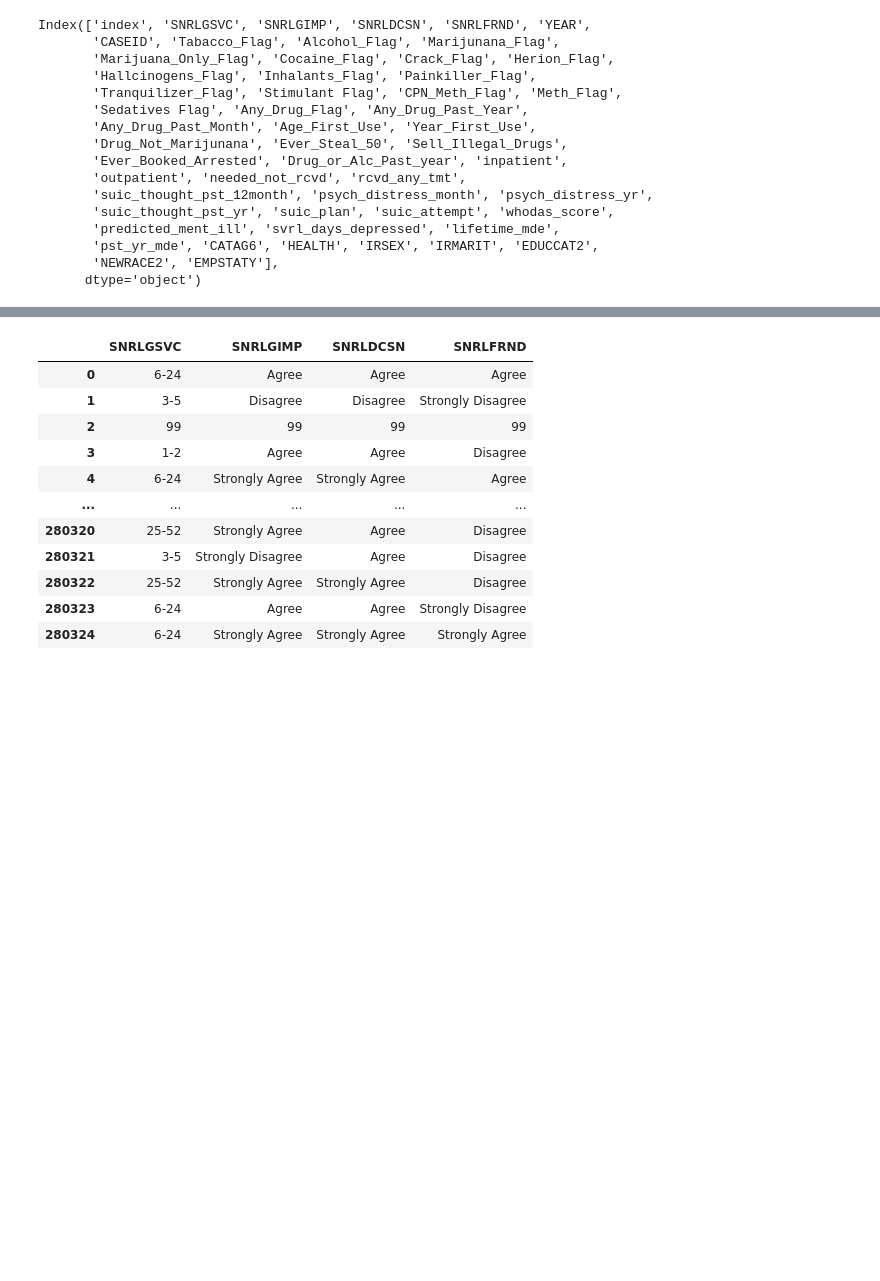
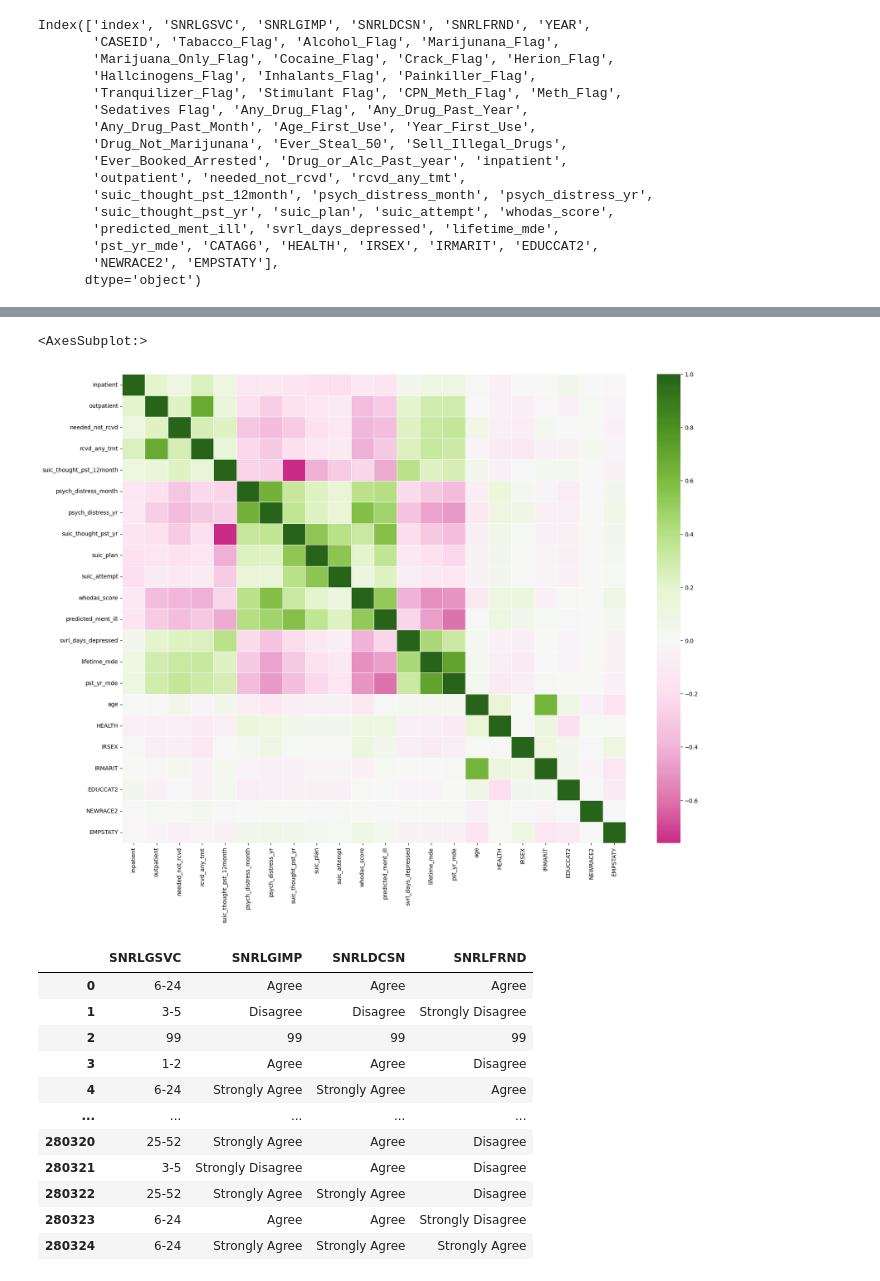
Before and after one commit to zaxiang/DDS_Project, a Jupyter notebook: Heatmap.ipynb, the cells around one changed output, grey strips where cells are left out. Saved outputs shown, nothing was run; the diff lists cells and outputs as text; code cells hidden in the pictures; blank space fills up the shorter version.

```diff
--- a/Heatmap.ipynb
+++ b/Heatmap.ipynb
@@ -26,3 +72,15 @@ Index(['index', 'SNRLGSVC', 'SNRLGIMP', 'SNRLDCSN', 'SNRLFRND', 'YEAR',
+# %%
+sub2 = new_data_1[['inpatient', 'outpatient', 'needed_not_rcvd', 'rcvd_any_tmt',
+       'suic_thought_pst_12month', 'psych_distress_month', 'psych_distress_yr',
+       'suic_thought_pst_yr', 'suic_plan', 'suic_attempt', 'whodas_score',
+       'predicted_ment_ill', 'svrl_days_depressed', 'lifetime_mde',
+       'pst_yr_mde', 'age', 'HEALTH', 'IRSEX', 'IRMARIT', 'EDUCCAT2',
+       'NEWRACE2', 'EMPSTATY']]
+plt.subplots(figsize=(20,15))
+sns.heatmap(sub2.corr(), center = 0, linewidths = 0.5, cmap="PiYG")
+# %% [output]
+<AxesSubplot:>
+[figure, added]
 # %%
 data[['SNRLGSVC', 'SNRLGIMP', 'SNRLDCSN', 'SNRLFRND']]
 # %% [output]
```
Also changed, not shown: parts of 7 cells of this notebook.
